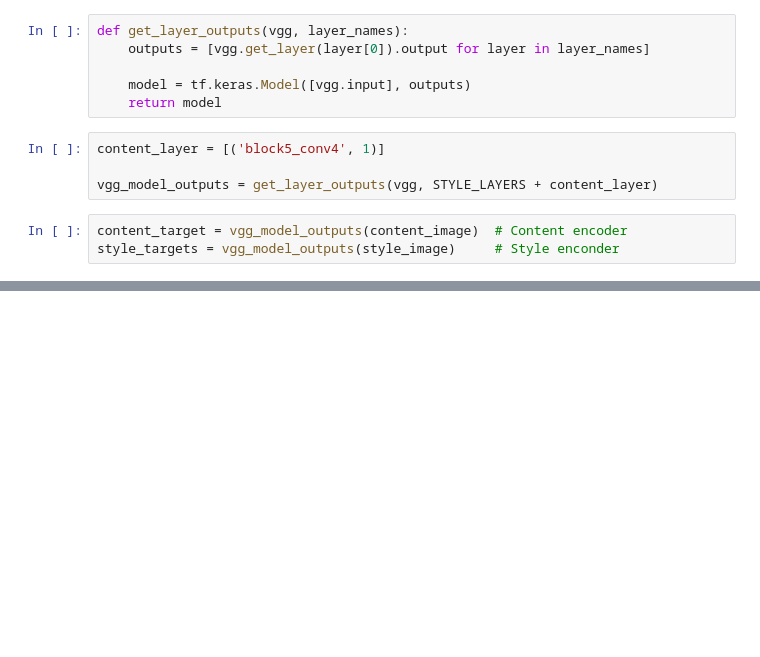
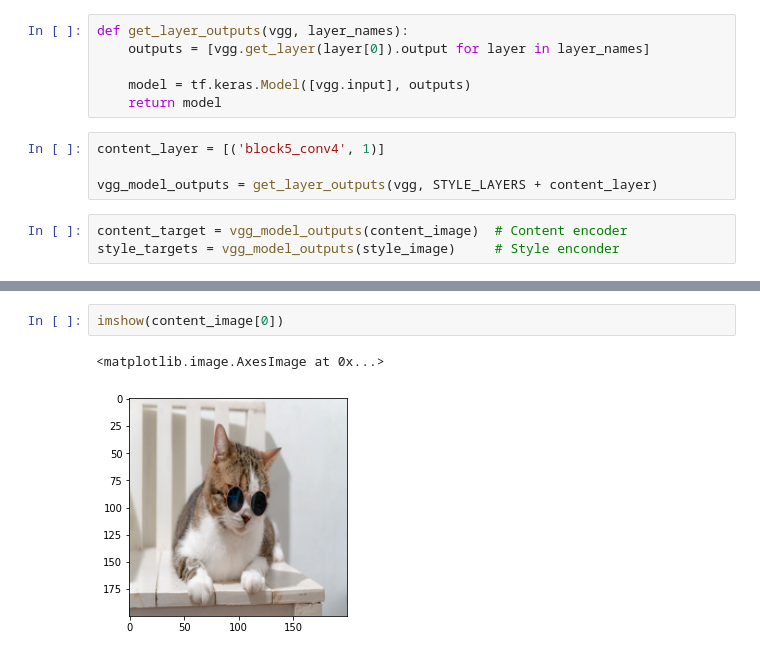
Before and after one commit to swap-10/Neural-Style-Transfer, a Jupyter notebook: neuraltransfer.ipynb, the cells around one changed output, grey strips where cells are left out. Cells and saved outputs as stored; diff of their text form; blank space fills up the shorter version.

```diff
--- a/neuraltransfer.ipynb
+++ b/neuraltransfer.ipynb
@@ -206,0 +254,5 @@ style_targets = vgg_model_outputs(style_image)     # Style enconder
+# %%
+imshow(content_image[0])
+# %% [output]
+<matplotlib.image.AxesImage at 0x...>
+[figure, added]
```
Also changed, not shown: parts of 13 cells of this notebook, 11 other files.
